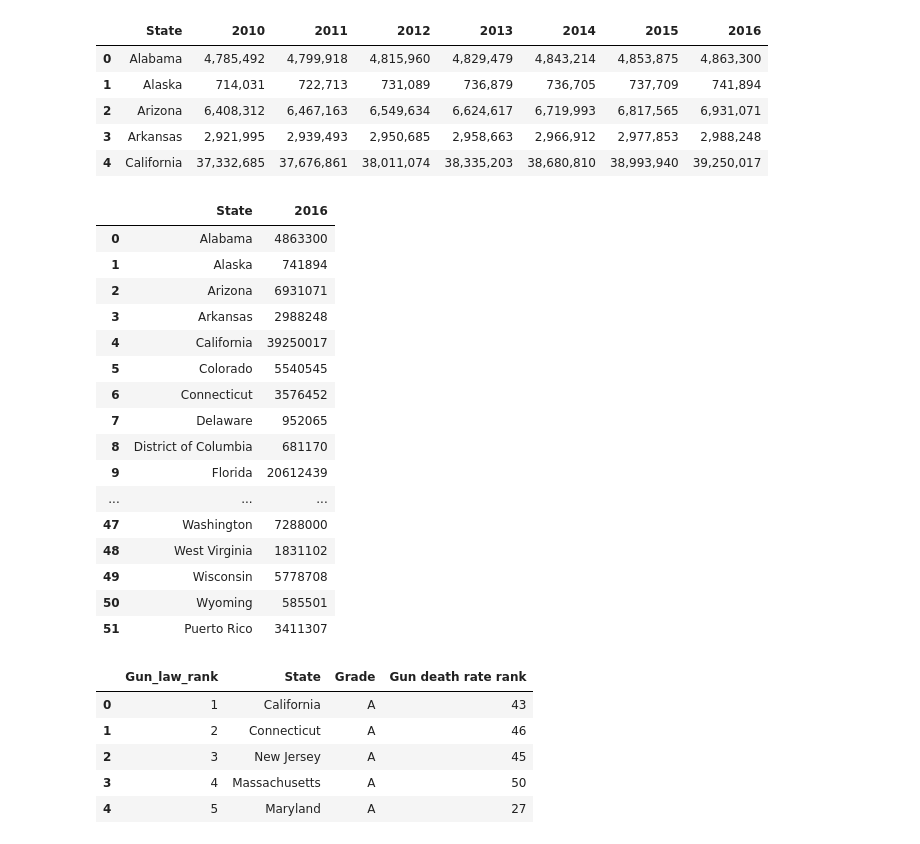
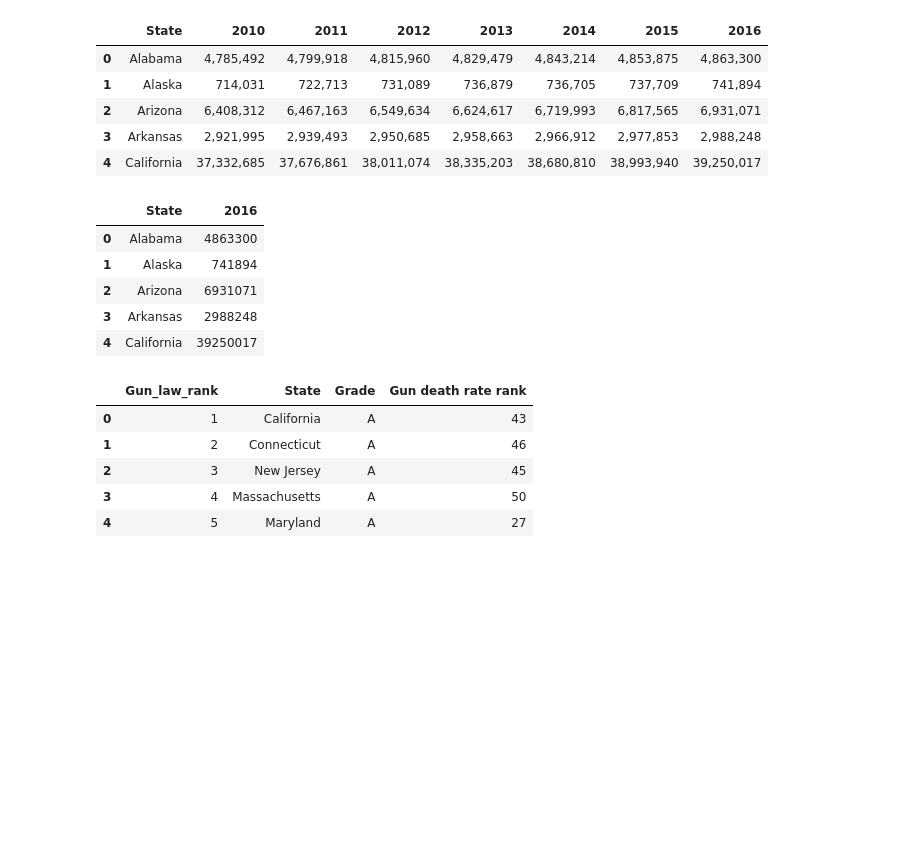
Before and after one commit to cathrinesot/studioprojects, a Jupyter notebook: code/guns/Gun Laws.ipynb, the cells around one changed output. Saved outputs shown, nothing was run; the diff lists cells and outputs as text; code cells hidden in the pictures; blank space fills up the shorter version.

```diff
--- a/code/guns/Gun Laws.ipynb
+++ b/code/guns/Gun Laws.ipynb
@@ -252,25 +252,14 @@ df_pop['2016'] = df_pop['2016'].str.replace(',', '').astype(int)
 # %%
 df_pop.drop(['2010', '2011', '2012', '2013', '2014', '2015'], axis=1, inplace=True)
 # %%
-df_pop
+df_pop.head()
 # %% [output]
 |  | State | 2016 |
 | 0 | Alabama | 4863300 |
 | 1 | Alaska | 741894 |
 | 2 | Arizona | 6931071 |
 | 3 | Arkansas | 2988248 |
 | 4 | California | 39250017 |
-| 5 | Colorado | 5540545 |
-| 6 | Connecticut | 3576452 |
-| 7 | Delaware | 952065 |
-| 8 | District of Columbia | 681170 |
-| 9 | Florida | 20612439 |
-| ... | ... | ... |
-| 47 | Washington | 7288000 |
-| 48 | West Virginia | 1831102 |
-| 49 | Wisconsin | 5778708 |
-| 50 | Wyoming | 585501 |
-| 51 | Puerto Rico | 3411307 |
 # %%
 df_laws = pd.read_csv('gun_laws.csv')
 df_laws.head()
```
Also changed, not shown: parts of 3 cells of this notebook, 1 other file.
